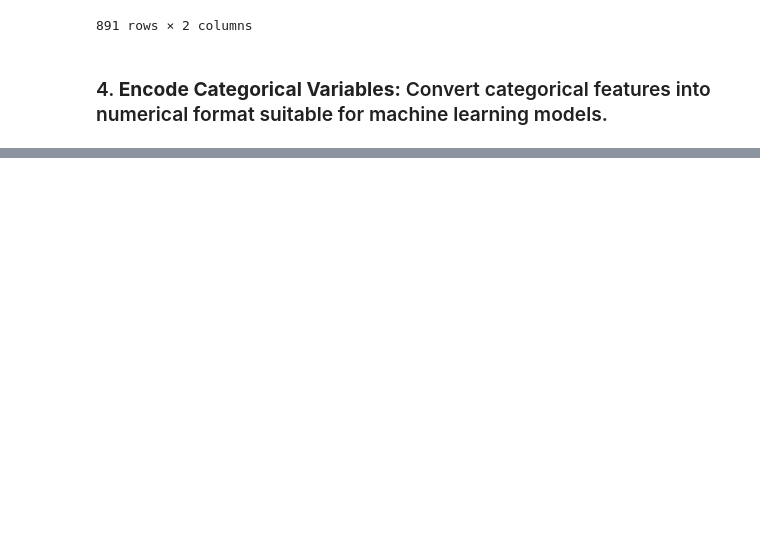
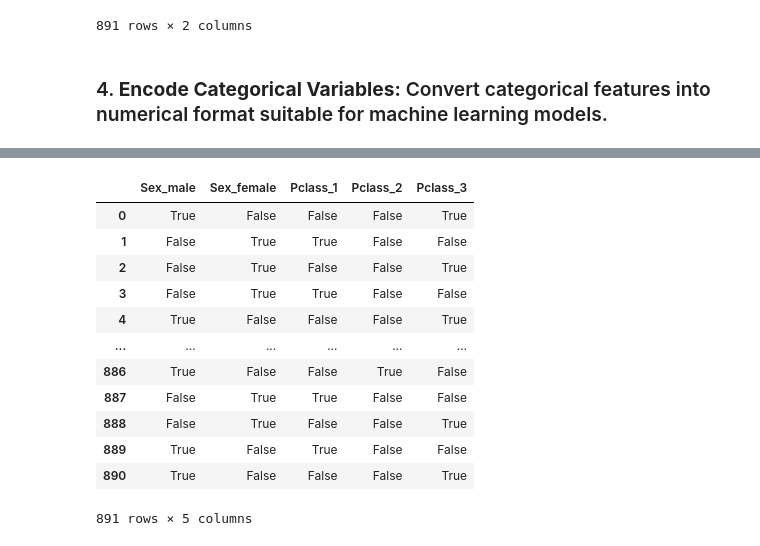
Before and after one commit to sghatak5/Titanic-Dataset-PreProcessing, a Jupyter notebook: data-preprocessing.ipynb, the cells around one changed output, grey strips where cells are left out. Cells and saved outputs as stored; diff of their text form; code cells hidden in the pictures; blank space fills up the shorter version.

```diff
--- a/data-preprocessing.ipynb
+++ b/data-preprocessing.ipynb
@@ -226,0 +215,17 @@ df[['Age', 'Fare']]
+# %%
+df = pd.get_dummies(df, columns=['Sex', 'Pclass'])
+df[['Sex_male', 'Sex_female', 'Pclass_1', 'Pclass_2', 'Pclass_3']]
+# %% [output]
+|  | Sex_male | Sex_female | Pclass_1 | Pclass_2 | Pclass_3 |
+| 0 | True | False | False | False | True |
+| 1 | False | True | True | False | False |
+| 2 | False | True | False | False | True |
+| 3 | False | True | True | False | False |
+| 4 | True | False | False | False | True |
+| ... | ... | ... | ... | ... | ... |
+| 886 | True | False | False | True | False |
+| 887 | False | True | True | False | False |
+| 888 | False | True | False | False | True |
+| 889 | True | False | True | False | False |
+| 890 | True | False | False | False | True |
+891 rows × 5 columns
```
Also changed, not shown: parts of 14 cells of this notebook, 1 other file.
